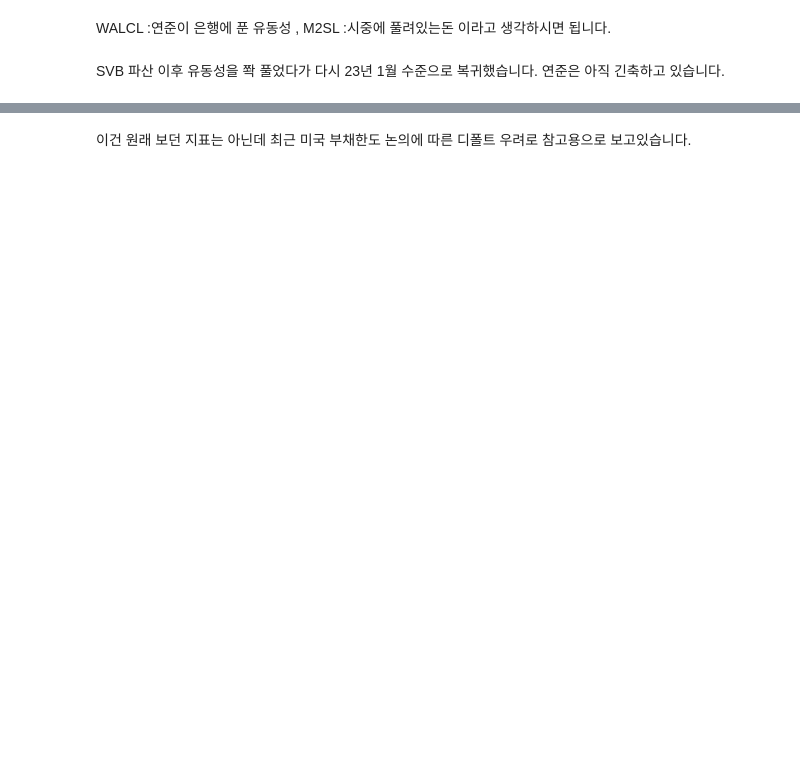
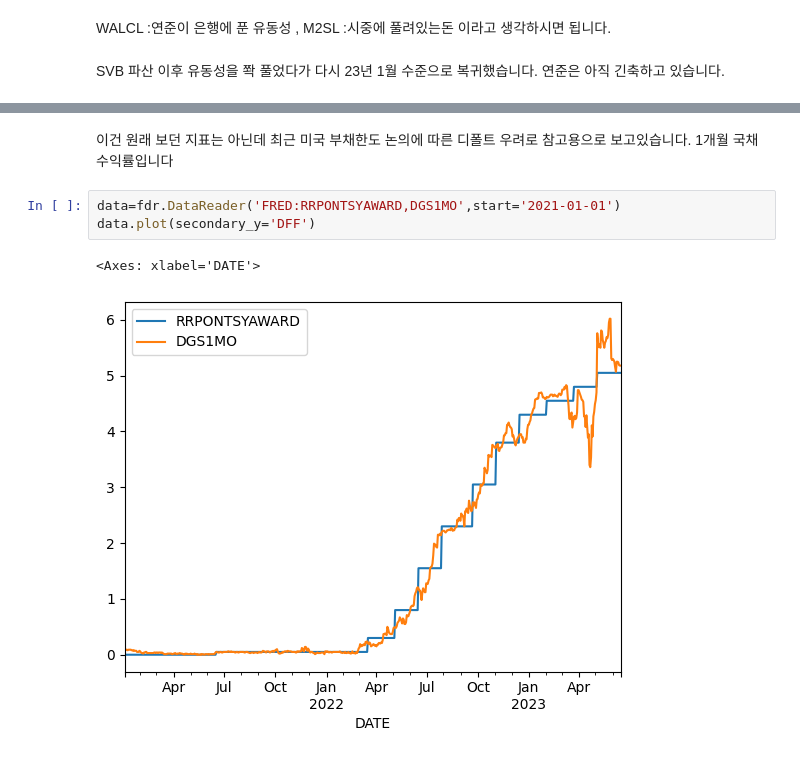
Before and after one commit to hojune2/_investment, a Jupyter notebook: macro.ipynb, the cells around one changed output, grey strips where cells are left out. Drawn from its saved outputs; the diff is of its cells as text; blank space fills up the shorter version.

```diff
--- a/macro.ipynb
+++ b/macro.ipynb
@@ -47,2 +64,8 @@ data.plot()
 # %% [markdown]
-이건 원래 보던 지표는 아닌데 최근 미국 부채한도 논의에 따른 디폴트 우려로 참고용으로 보고있습니다.
+이건 원래 보던 지표는 아닌데 최근 미국 부채한도 논의에 따른 디폴트 우려로 참고용으로 보고있습니다. 1개월 국채수익률입니다
+# %%
+data=fdr.DataReader('FRED:RRPONTSYAWARD,DGS1MO',start='2021-01-01')
+data.plot(secondary_y='DFF')
+# %% [output]
+<Axes: xlabel='DATE'>
+[figure, added]
```
Also changed, not shown: parts of 9 cells of this notebook.
